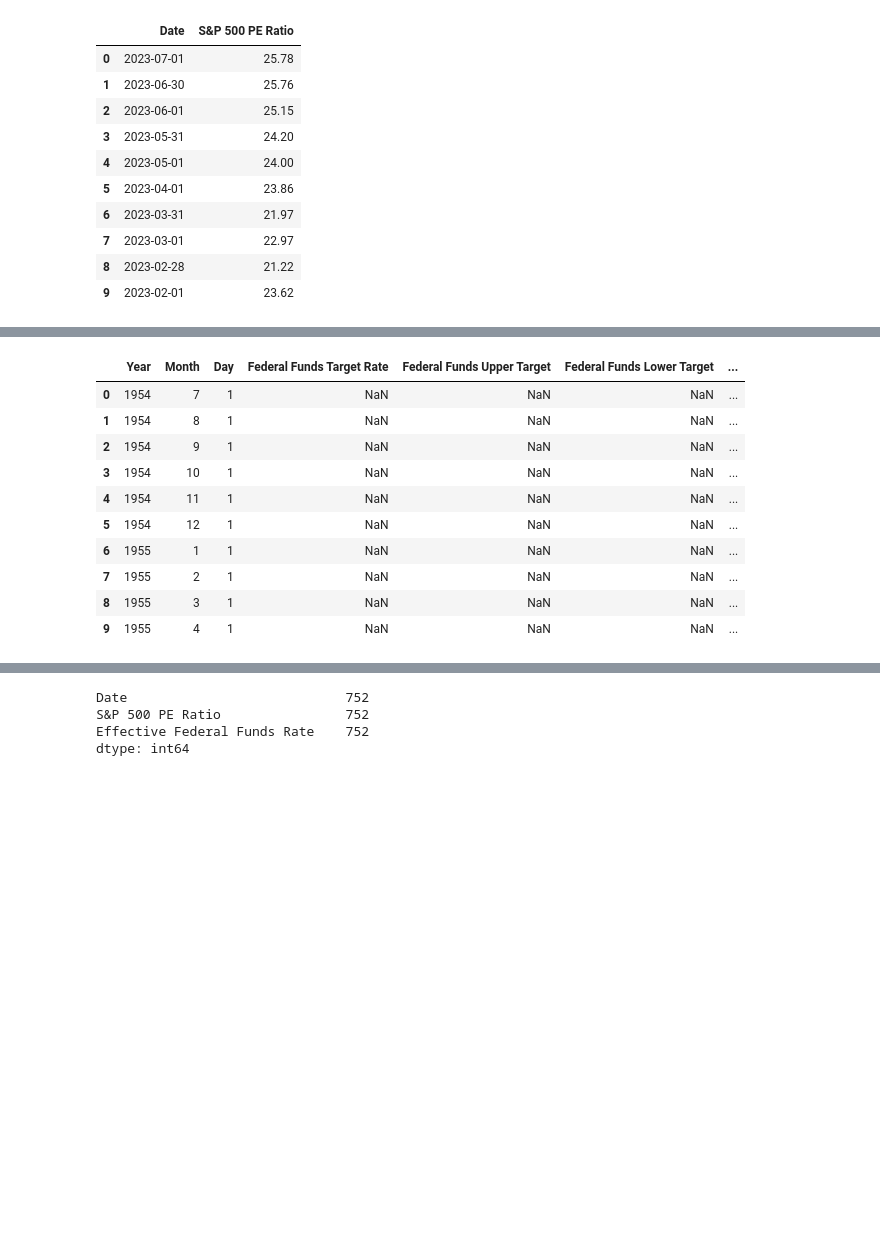
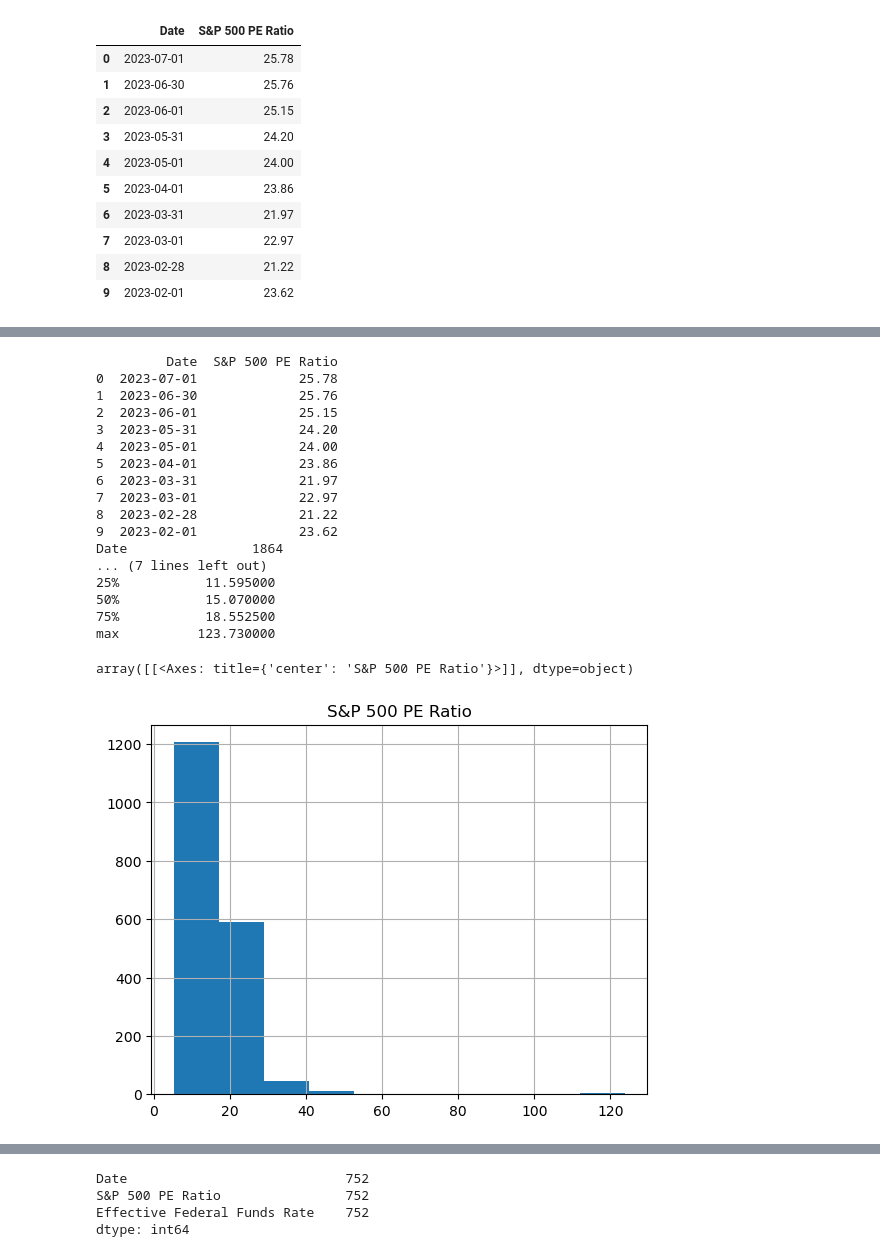
Before and after one commit to ryanmcr17/project1, a Jupyter notebook: RatesOnStocks/ratesonstocks.ipynb, the cells around one changed output, grey strips where cells are left out. Saved outputs shown, nothing was run; the diff lists cells and outputs as text; code cells hidden in the pictures; blank space fills up the shorter version.

```diff
--- a/RatesOnStocks/ratesonstocks.ipynb
+++ b/RatesOnStocks/ratesonstocks.ipynb
@@ -67,40 +62,31 @@ rates_df.head(10)
-# %%
-# Add leading zeroes to single-digit values in Month and Day columns of rates dataframe
-
-month2 = []
-day2 = []
-
-for x in rates_df['Month']:
-
-    if x < 10:
-        month2.append('0' + str(x))
-    else:
-        month2.append(x)
-
-for x in rates_df['Day']:
-
-    if x < 10:
-        day2.append('0' + str(x))
-    else:
-        day2.append(x)
-
-
-rates_df['Month2'] = month2
-rates_df['Day2'] = day2
-
-rates_df.head(10)
-# %% [output]
-|  | Year | Month | Day | Federal Funds Target Rate | Federal Funds Upper Target | Federal Funds Lower Target | ... |
-| 0 | 1954 | 7 | 1 | NaN | NaN | NaN | ... |
-| 1 | 1954 | 8 | 1 | NaN | NaN | NaN | ... |
-| 2 | 1954 | 9 | 1 | NaN | NaN | NaN | ... |
-| 3 | 1954 | 10 | 1 | NaN | NaN | NaN | ... |
-| 4 | 1954 | 11 | 1 | NaN | NaN | NaN | ... |
-| 5 | 1954 | 12 | 1 | NaN | NaN | NaN | ... |
-| 6 | 1955 | 1 | 1 | NaN | NaN | NaN | ... |
-| 7 | 1955 | 2 | 1 | NaN | NaN | NaN | ... |
-| 8 | 1955 | 3 | 1 | NaN | NaN | NaN | ... |
-| 9 | 1955 | 4 | 1 | NaN | NaN | NaN | ... |
+# %%
+# PE data exploration/plotting
+
+print(pe_df.head(10))
+print(pe_df.count())
+print(pe_df.describe())
+
+pe_df.hist()
+# %% [output]
+         Date  S&P 500 PE Ratio
+0  2023-07-01             25.78
+1  2023-06-30             25.76
+2  2023-06-01             25.15
+3  2023-05-31             24.20
+4  2023-05-01             24.00
+5  2023-04-01             23.86
+6  2023-03-31             21.97
+7  2023-03-01             22.97
+8  2023-02-28             21.22
+9  2023-02-01             23.62
+Date                1864
+... (7 lines left out)
+25%           11.595000
+50%           15.070000
+75%           18.552500
+max          123.730000
+array([[<Axes: title={'center': 'S&P 500 PE Ratio'}>]], dtype=object)
+[figure, added]
 # %%
 # Combine new Month2 and Day2 column values in rates dataframe with Year values to match formatting in PE dataframe
 
```
Also changed, not shown: parts of 9 cells of this notebook, 2 other files.
